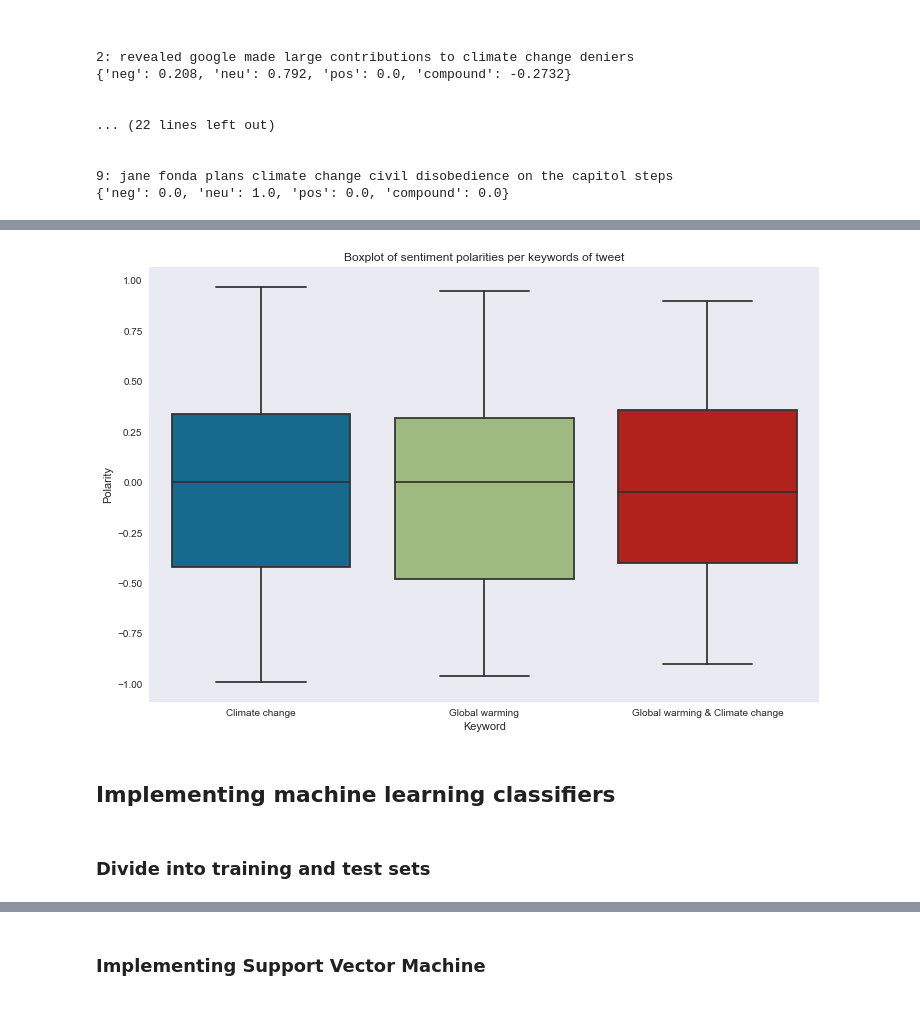
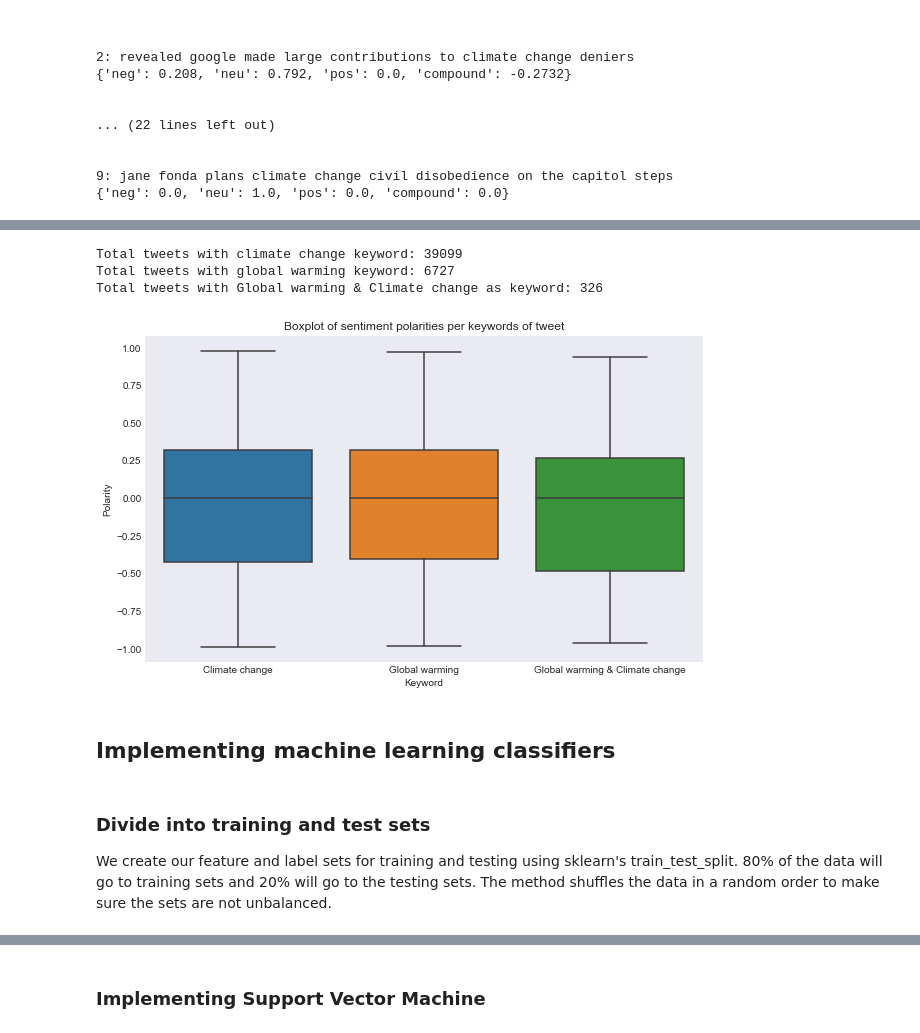
Before and after one commit to VincentMaes26/Climate-Perception, a Jupyter notebook: notebooks/Tweets sentiment analysis (standard vader labels).ipynb, the cells around one changed output, grey strips where cells are left out. Saved outputs shown, nothing was run; the diff lists cells and outputs as text; code cells hidden in the pictures.

```diff
--- a/notebooks/Tweets sentiment analysis (standard vader labels).ipynb
+++ b/notebooks/Tweets sentiment analysis (standard vader labels).ipynb
@@ -51,30 +51,35 @@ Amount of tweets in dataset: 6244
 # %%
 # Preprocessing of tweet texts
 def format_tweet(tweet):
-    processed_tweet=""
+    processed_tweet=''
     for word in tweet.split():
         # Removing URL from tweet
         processed_word = re.sub('([^0-9A-Za-z \t])|(\w+:\/\/\S+)', ' ', word)
+
         # remove all single characters
         processed_word = re.sub('\s+[a-zA-Z]\s+', ' ', processed_word)
+
         # Remove single characters from the start
         processed_word = re.sub('\^[a-zA-Z]\s+', ' ', processed_word)
+
         # Substituting multiple spaces with single space
         processed_word = re.sub('\s+', '', processed_word, flags=re.I)
+
         # Removing prefixed 'b'
         processed_word = re.sub('^b\s+', ' ', processed_word)
+
         # Removing &amp
         processed_word = re.sub('&amp', '&', processed_word)
+
         # Removing breaks
         processed_word = re.sub('<br/>', '', processed_word)
+
         # converts to lower
         processed_word = processed_word.lower()
-        processed_tweet= processed_tweet+" "+processed_word
+        processed_tweet= processed_tweet+' '+processed_word
     return processed_tweet
 
 tweets_text = [format_tweet(tweet) for tweet in dataframe_tweets]
-tweets_text = list(filter(None, tweets_text))
-
-for i, tweet in enumerate(tweets_text[50:60]):
-    print(str(i)+tweet + "\n")
+print('unprocessed tweet: \n'+ dataframe['tweet'][15])
+print('\nprocessed tweet: \n' + tweets_text[15])
 # %% [output]
@@ -132,6 +126,7 @@ for i, tweet in enumerate(tweets_text[50:60]):
 9: jane fonda plans climate change civil disobedience on the capitol steps
 {'neg': 0.0, 'neu': 1.0, 'pos': 0.0, 'compound': 0.0}
 # %%
+# Creates the text labels for the dataframe
 def get_sentiment(polarity):
     if polarity > 0:
         return 'positive'
@@ -140,9 +135,9 @@ def get_sentiment(polarity):
     else:
         return 'negative'
 
-word_count = [len(tweet) for tweet in tweets_text]
+word_count = [len(tweet.split()) for tweet in dataframe_tweets]
 
-polarity_tweets = [round(sid.polarity_scores(tweet)["compound"], 2)
+polarity_tweets = [round(sid.polarity_scores(tweet)['compound'], 2)
                    for tweet in tweets_text]
 
 sentiment_tweets = [get_sentiment(polarity) for polarity in polarity_tweets]
@@ -151,10 +146,11 @@ zipped_list = list(zip(sentiment_tweets, polarity_tweets,
                        tweets_text, word_count, dataframe['keyword'],
                        dataframe['username'], dataframe['creation date']))
 
+
 # Store to new dataframe with sentiment values and polarities
 sentiment_df = pd.DataFrame(zipped_list,
-                            columns=["Sentiment", "Polarity",
-                                     "Tweet", "Word count" "Keyword", "Username",
-                                     "Creation Date"])
-sentiment_df.sample(15)
+                            columns=['Sentiment', 'Polarity',
+                                     'Tweet', 'Word count', 'Keyword', 'Username',
+                                     'Creation Date'])
+sentiment_df.info()
 # %% [output]
@@ -233,12 +242,19 @@ plt.show()
 # %%
-plt.figure(figsize=(12, 8))
+plt.figure(figsize=(10, 6))
 sns.boxplot(x=sentiment_df['Keyword'], y=sentiment_df['Polarity'])
-plt.title("Boxplot of sentiment polarities per keywords of tweet")
-total_cc = sentiment_df[sentiment_df['Keyword'=="Climate change"]].value_counts()
-total_gw = sentiment_df[sentiment_df['Keyword'=="Global warming"]].value_counts()
-total_ccgw = sentiment_df[sentiment_df['Keyword'=="Global warming & climate change"]].value_counts()
+plt.title('Boxplot of sentiment polarities per keywords of tweet')
+total_cc = len(sentiment_df[sentiment_df['Keyword']=='Climate change'])
+total_gw = len(sentiment_df[sentiment_df['Keyword']=='Global warming'])
+total_ccgw = len(sentiment_df[sentiment_df['Keyword']=='Global warming & Climate change'])
+
+print('Total tweets with climate change keyword: ' + str(total_cc))
+print('Total tweets with global warming keyword: ' + str(total_gw))
+print('Total tweets with Global warming & Climate change as keyword: ' + str(total_ccgw))
 # %% [output]
+Total tweets with climate change keyword: 39099
+Total tweets with global warming keyword: 6727
+Total tweets with Global warming & Climate change as keyword: 326
-[figure, old version]
+[figure, new version]
 # %% [markdown]
 ## Implementing machine learning classifiers
 # %%
@@ -258,3 +275,4 @@ from yellowbrick.target import ClassBalance
-# %% [markdown]
-### Divide into training and test sets
+# %% [markdown]
+### Divide into training and test sets
+We create our feature and label sets for training and testing using sklearn's train_test_split. 80% of the data will go to training sets and 20% will go to the testing sets. The method shuffles the data in a random order to make sure the sets are not unbalanced.
 # %%
```
Also changed, not shown: parts of 55 cells of this notebook, 11 other files.
